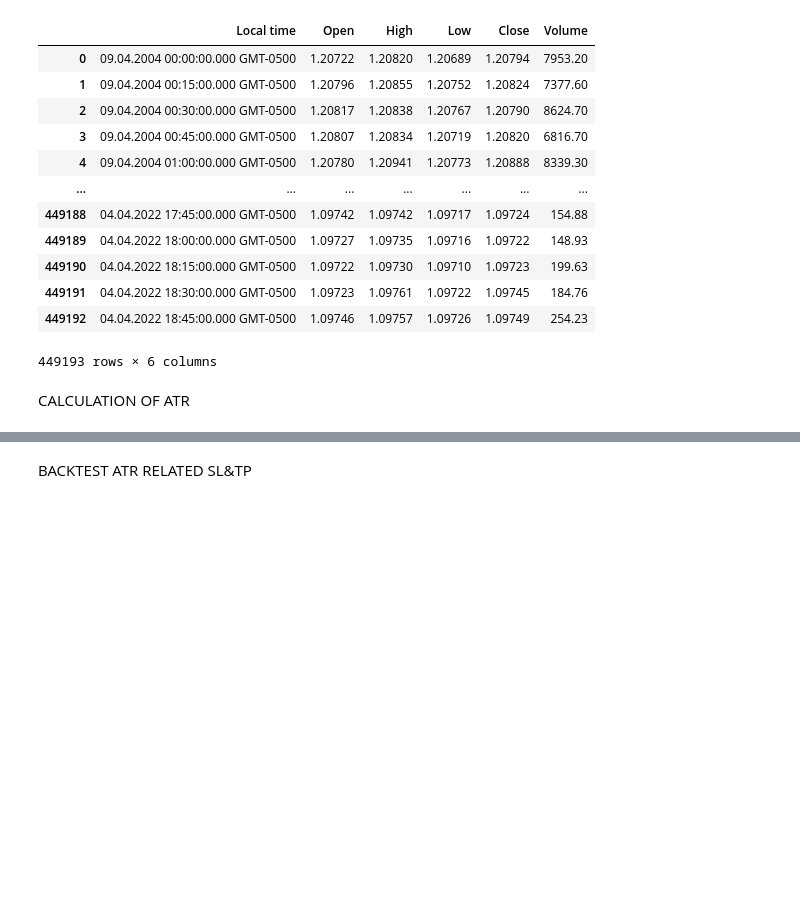
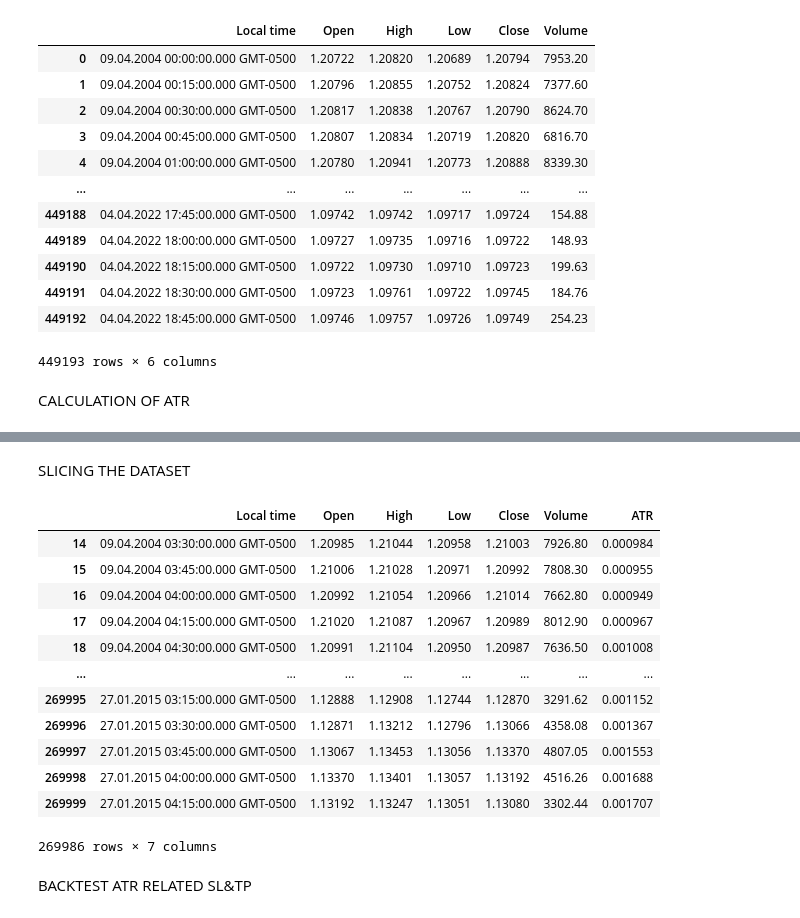
Before and after one commit to samueltg92/ALGORITHMIC-TRADING-PROJECTS, a Jupyter notebook: backtesting strategies/MA_RSI_15m_2004-2022.ipynb, the cells around one changed output, grey strips where cells are left out. Saved outputs shown, nothing was run; the diff lists cells and outputs as text; code cells hidden in the pictures; blank space fills up the shorter version.

Commit message:
Added two variables to slice the dataset by % and backtest in different times

```diff
--- a/backtesting strategies/MA_RSI_15m_2004-2022.ipynb
+++ b/backtesting strategies/MA_RSI_15m_2004-2022.ipynb
@@ -48,3 +55,25 @@ df.tail()
+# %% [markdown]
+SLICING THE DATASET
+# %%
+#60% of the dataset
+df60 = df[0:270000]
+#40% of the dataset
+df40 = df[270000:449192]
+df60.dropna()
+# %% [output]
+|  | Local time | Open | High | Low | Close | Volume | ATR |
+| 14 | 09.04.2004 03:30:00.000 GMT-0500 | 1.20985 | 1.21044 | 1.20958 | 1.21003 | 7926.80 | 0.000984 |
+| 15 | 09.04.2004 03:45:00.000 GMT-0500 | 1.21006 | 1.21028 | 1.20971 | 1.20992 | 7808.30 | 0.000955 |
+| 16 | 09.04.2004 04:00:00.000 GMT-0500 | 1.20992 | 1.21054 | 1.20966 | 1.21014 | 7662.80 | 0.000949 |
+| 17 | 09.04.2004 04:15:00.000 GMT-0500 | 1.21020 | 1.21087 | 1.20967 | 1.20989 | 8012.90 | 0.000967 |
+| 18 | 09.04.2004 04:30:00.000 GMT-0500 | 1.20991 | 1.21104 | 1.20950 | 1.20987 | 7636.50 | 0.001008 |
+| ... | ... | ... | ... | ... | ... | ... | ... |
+| 269995 | 27.01.2015 03:15:00.000 GMT-0500 | 1.12888 | 1.12908 | 1.12744 | 1.12870 | 3291.62 | 0.001152 |
+| 269996 | 27.01.2015 03:30:00.000 GMT-0500 | 1.12871 | 1.13212 | 1.12796 | 1.13066 | 4358.08 | 0.001367 |
+| 269997 | 27.01.2015 03:45:00.000 GMT-0500 | 1.13067 | 1.13453 | 1.13056 | 1.13370 | 4807.05 | 0.001553 |
+| 269998 | 27.01.2015 04:00:00.000 GMT-0500 | 1.13370 | 1.13401 | 1.13057 | 1.13192 | 4516.26 | 0.001688 |
+| 269999 | 27.01.2015 04:15:00.000 GMT-0500 | 1.13192 | 1.13247 | 1.13051 | 1.13080 | 3302.44 | 0.001707 |
+269986 rows × 7 columns
 # %% [markdown]
 BACKTEST ATR RELATED SL&TP
 # %%
```
Also changed, not shown: parts of 3 cells of this notebook.
